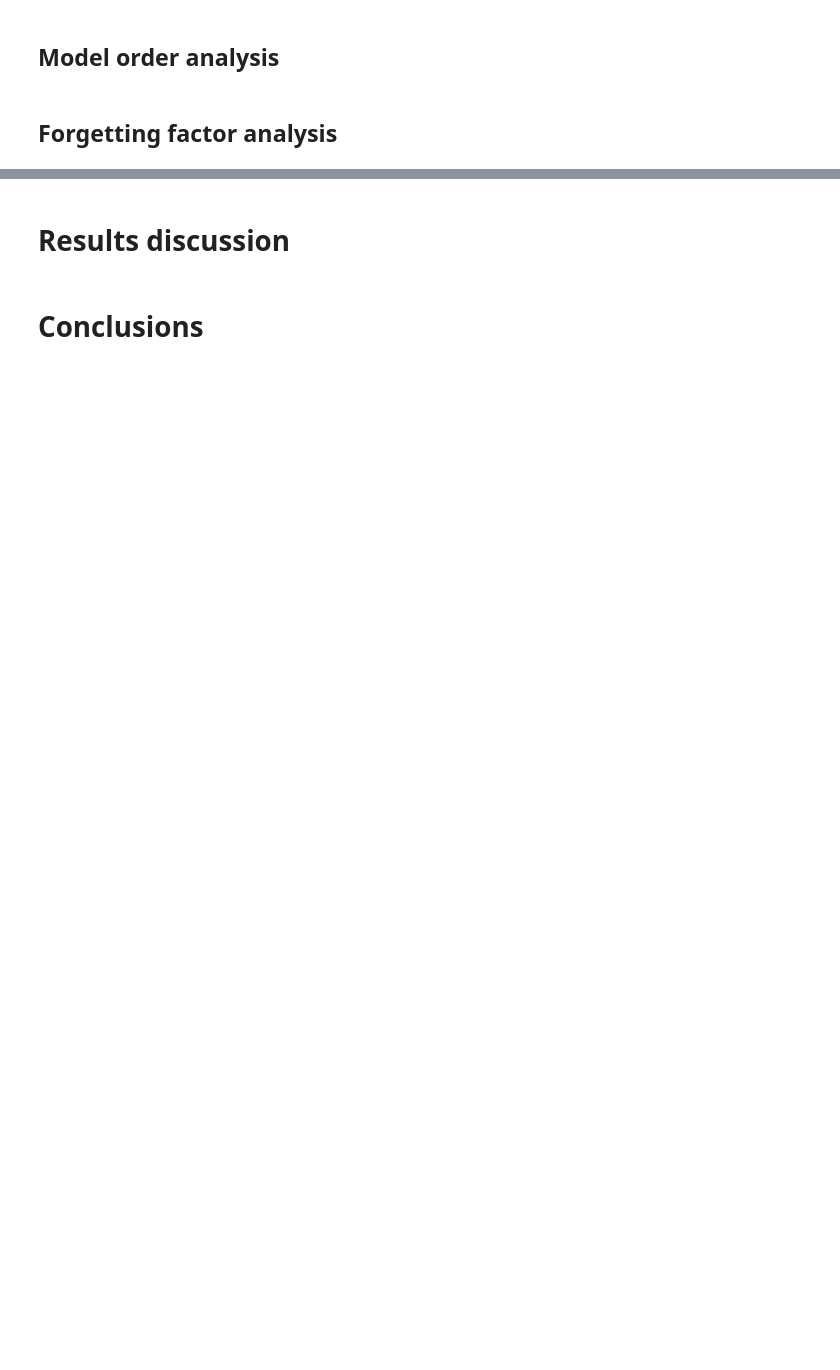
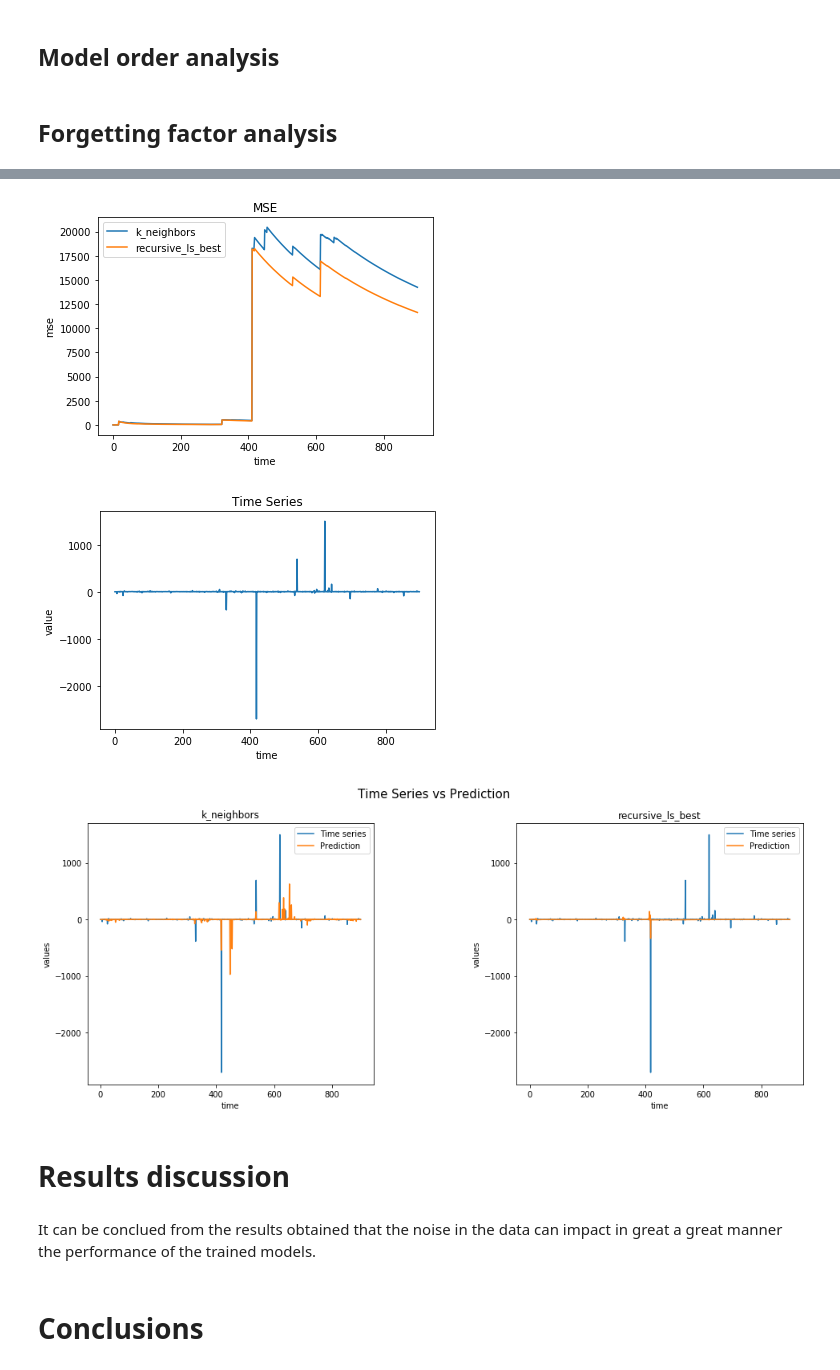
Before and after one commit to joangerard/time-series-predictor, a Jupyter notebook: src/consumer.ipynb, the cells around one changed output, grey strips where cells are left out. Saved outputs shown, nothing was run; the diff lists cells and outputs as text; code cells hidden in the pictures; blank space fills up the shorter version.

```diff
--- a/src/consumer.ipynb
+++ b/src/consumer.ipynb
@@ -573,4 +721,18 @@ plot_time_series_prediction(range_view_start, range_view_end, keys, ys, y_hat)
+# %%
+(keys, mses, ys, y_hat) = get_data_from_file(executors, prefix='test-racing-models')
+# %%
+range_view_start = 0
+range_view_end = 900
+plot_mse(range_view_start, range_view_end, keys, mses)
+plot_time_series(range_view_start, range_view_end, ys)
+plot_time_series_prediction(range_view_start, range_view_end, keys, ys, y_hat)
+# %% [output]
+[figure, added]
+[figure, added]
+[figure, added]
 # %% [markdown]
 # Results discussion
+# %% [markdown]
+It can be conclued from the results obtained that the noise in the data can impact in great a great manner the performance of the trained models.
 # %% [markdown]
 # Conclusions
```
Also changed, not shown: parts of 32 cells of this notebook, 2 other files.
